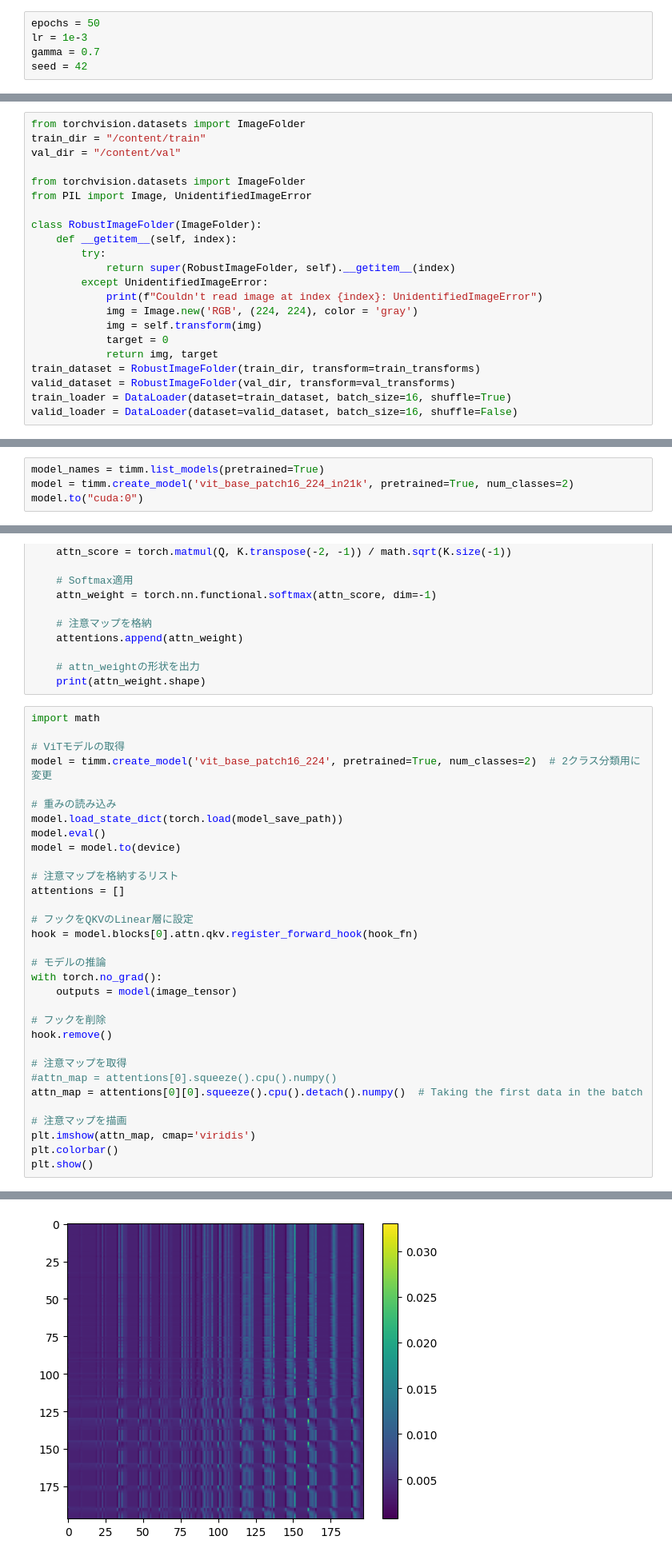
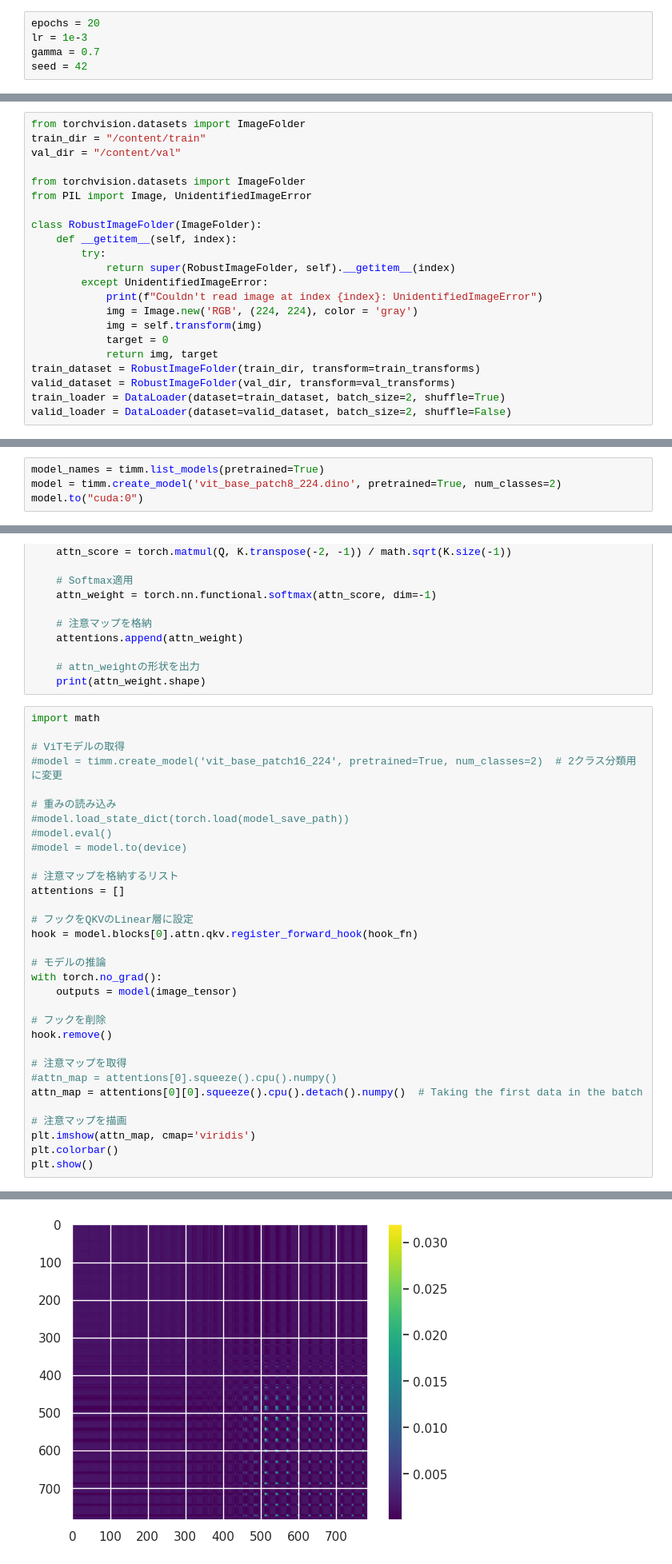
Before and after one commit to RyosukeHanaoka/TechTeacher, a Jupyter notebook: WholeRightHand_ViT_withAttentionMap.ipynb, the cells around one changed output, grey strips where cells are left out. Shown at 80% size. Saved outputs shown, nothing was run; the diff lists cells and outputs as text.

```diff
--- a/WholeRightHand_ViT_withAttentionMap.ipynb
+++ b/WholeRightHand_ViT_withAttentionMap.ipynb
@@ -96,7 +96,7 @@ split_and_move_files(src_dir_nonRA, train_dest_nonRA, val_dest_nonRA, test_dest_
 # %% [markdown]
 # 学習条件、ランダムシードの設定
 # %%
-epochs = 50
+epochs = 20
 lr = 1e-3
 gamma = 0.7
 seed = 42
@@ -150,8 +150,8 @@ class RobustImageFolder(ImageFolder):
             return img, target
 train_dataset = RobustImageFolder(train_dir, transform=train_transforms)
 valid_dataset = RobustImageFolder(val_dir, transform=val_transforms)
-train_loader = DataLoader(dataset=train_dataset, batch_size=16, shuffle=True)
-valid_loader = DataLoader(dataset=valid_dataset, batch_size=16, shuffle=False)
+train_loader = DataLoader(dataset=train_dataset, batch_size=2, shuffle=True)
+valid_loader = DataLoader(dataset=valid_dataset, batch_size=2, shuffle=False)
 # %% [markdown]
 データをバッチに分ける。
 
@@ -163,6 +184,6 @@ valid_loader = DataLoader(dataset=valid_dataset, batch_size=16, shuffle=False)
 # %%
 model_names = timm.list_models(pretrained=True)
-model = timm.create_model('vit_base_patch16_224_in21k', pretrained=True, num_classes=2)
+model = timm.create_model('vit_base_patch8_224.dino', pretrained=True, num_classes=2)
 model.to("cuda:0")
 # %% [output]
 VisionTransformer(
@@ -375,12 +396,12 @@ def hook_fn(module, input, output):
 import math
 
 # ViTモデルの取得
-model = timm.create_model('vit_base_patch16_224', pretrained=True, num_classes=2)  # 2クラス分類用に変更
+#model = timm.create_model('vit_base_patch16_224', pretrained=True, num_classes=2)  # 2クラス分類用に変更
 
 # 重みの読み込み
-model.load_state_dict(torch.load(model_save_path))
-model.eval()
-model = model.to(device)
+#model.load_state_dict(torch.load(model_save_path))
+#model.eval()
+#model = model.to(device)
 
 # 注意マップを格納するリスト
 attentions = []
@@ -408,4 +429,4 @@ torch.Size([1, 197, 197])
-[figure, old version]
+[figure, new version]
 # %%
 # 注意マップを格納するリスト
 attentions = []
```
Also changed, not shown: parts of 7 cells of this notebook.
